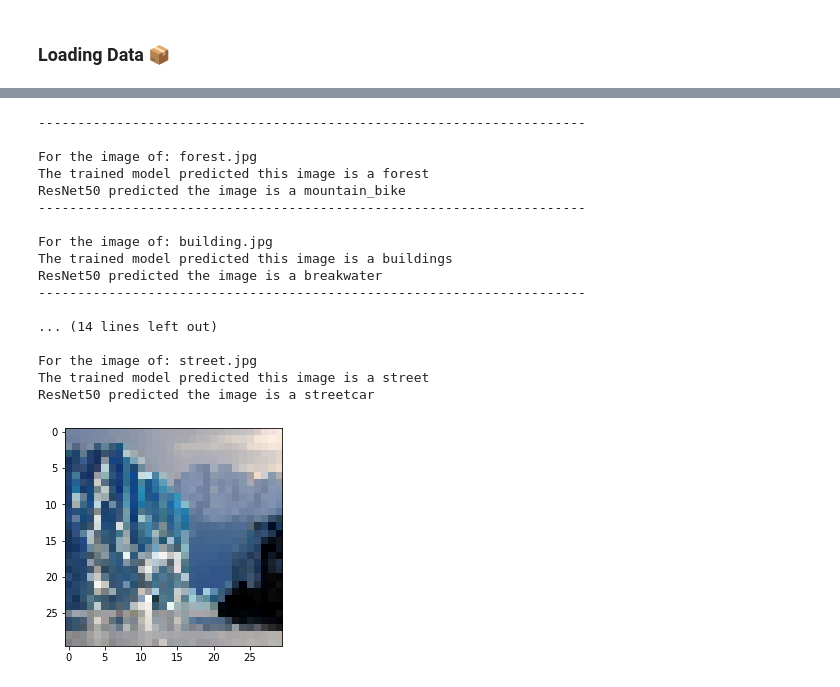
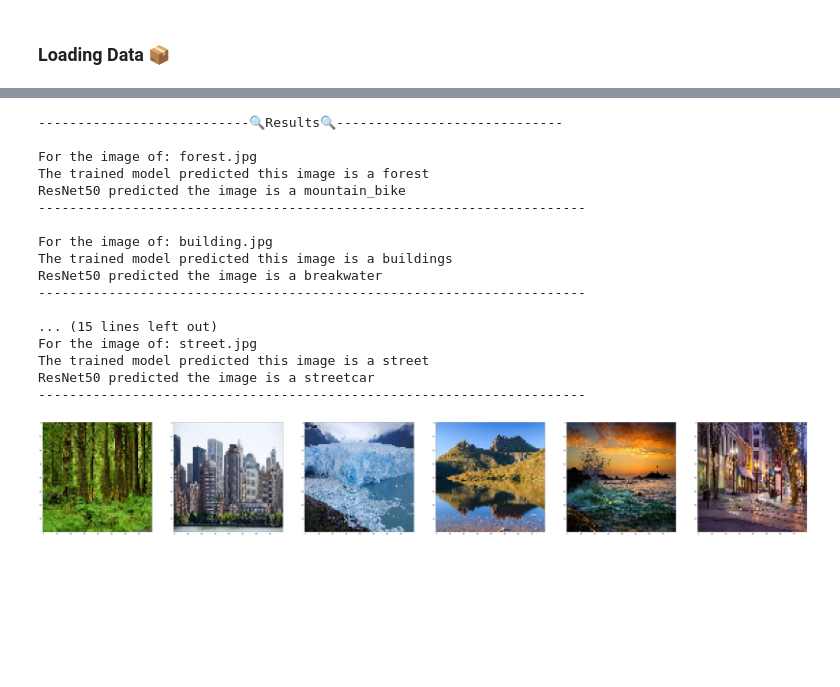
Before and after one commit to celsosanchez/NN-ImageRecognition-landscape, a Jupyter notebook: ImageRecognition-Landscape.ipynb, the cells around one changed output, grey strips where cells are left out. Drawn from its saved outputs; the diff is of its cells as text; code cells hidden in the pictures; blank space fills up the shorter version.

```diff
--- a/ImageRecognition-Landscape.ipynb
+++ b/ImageRecognition-Landscape.ipynb
@@ -91,14 +110,13 @@ KeyboardInterrupt:
 from imgaug import augmenters as iaa
 
 seq = iaa.Sequential([
-    iaa.Crop(px=(0, 15)), # crop 10% of the iamges from each side by 0 to 1/4 of the sizepx (randomly chosen)
-    # iaa.Rot90(0.25), # horizontally flip 25% of the images
-    iaa.Fliplr(0.10),
-    iaa.Flipud(0.10),
+    iaa.Crop(percent=25), # crop 10% of the iamges from each side by 0 to 1/4 of the sizepx (randomly chosen)
+    # iaa.Rot90(0.25),
+    iaa.Fliplr(0.25), # horizontally flip 25% of the images
+    iaa.Flipud(0.25), # Vertically flip 25% of the images
 ])
 
 augmented_images = seq(images=x_train)
-# x_train /= 255
 
 x_train = np.append(x_train,augmented_images,axis=0)
 
@@ -166,26 +201,27 @@ model.compile(
 # %%
+from keras.callbacks import EarlyStopping
 # from keras.callbacks import ModelCheckpoint
 #We use the ModelCheckpoint API to save the model after every epoch. Set "save_best_only = True" to save only when the validation accuracy improves.
 # tensorboard --logdir=/home/celso/Documents/DeepLearning/ImageClassification/MiniProject/logs
-runPath = path+"/logs/SeventeenthRun"
+runPath = path+"/logs/22thRun"
 # runPath = path+"/logs/EigthRun"
 logger =  keras.callbacks.TensorBoard(
     log_dir=runPath,
     write_graph=True, #log the structure of the model
     histogram_freq =5 #how each layer is working (for every 5 passes of the training data)
 )
-
-
+callbacks=[EarlyStopping(patience=5, monitor="loss")]
 # checkpointer = ModelCheckpoint(filepath='model.weights.best.hdf5', verbose = 1, save_best_only=True)
 
 model.fit(
     x_train,
     y_train,
     batch_size=24,
-    epochs=10,
+    epochs=15,
     validation_data=(x_test, y_test),
     shuffle=True,
-    callbacks=[logger]
+    # callbacks=[logger]
     # callbacks=[logger,checkpointer]
+    callbacks=[logger,EarlyStopping(patience=2, monitor="loss")]
 )
 # %% [output]
@@ -252,12 +304,8 @@ from keras.models import model_from_json
 from keras.preprocessing import image
 import numpy as np
 import re
-# Load the json file that contains the model's structure
-# f = Path(path+"/SavedModel/model_structure.json")
-# model_structure = f.read_text()
-# Recreate the Keras model object from the json data
-# model = model_from_json(model_structure)
-# model.load_weights(path+"/SavedModel/model_weights.h5")
+
+
 
 pretrained_model = ResNet50(weights='imagenet')
 
@@ -265,10 +313,6 @@ def prepare_img_for_prediction(img):
     x = image.img_to_array(img)
     x = np.expand_dims(x, axis=0)
     return x
-
-krkrk = image.load_img(path+"/Data/RandomTestPics/glacier.jpg", target_size=(30, 30))
-plt.imshow(krkrk)
-
 
 test_images = [
 path+"/Data/RandomTestPics/forest.jpg",
@@ -279,44 +323,50 @@ path+"/Data/RandomTestPics/sea.jpg",
 path+"/Data/RandomTestPics/street.jpg"
 ]
 
+figure, axes = plt.subplots(1, 6, figsize=(image_size[0],image_size[1]))
+print("---------------------------🔍Results🔍----------------------------- \n")
 for img_path in test_images:
-    print("---------------------------------------------------------------------- \n")
+
     print(f"For the image of: {img_path.split('/')[9]}")
     resNet_image = image.load_img(img_path, target_size=(224, 224))
-    # plt.imshow(resNet_image)
+    model_image = image.load_img(img_path, target_size=(image_size),color_mode=used_color)
 
-    model_image = image.load_img(img_path, target_size=(image_size),color_mode=used_color)
-    # plt.imshow(model_image)
+    axes[test_images.index(img_path)].imshow(model_image)
+    plt.imshow(model_image)
+
     model_image_ready = prepare_img_for_prediction(model_image)
 
     result = model.predict(model_image_ready)[0]
     most_likely_class_index = int(np.argmax(result))
     class_label = class_labels[most_likely_class_index]
     print(f"The trained model predicted this image is a {class_label}")
 
     pretrained_image_ready = prepare_img_for_prediction(resNet_image)
     pretrained_image_ready= preprocess_input(pretrained_image_ready)
 
     preds = pretrained_model.predict(pretrained_image_ready)
     predicted_classes = decode_predictions(preds, top=1)
 
     print(f"ResNet50 predicted the image is a {predicted_classes[0][0][1]}")
+    print("---------------------------------------------------------------------- \n")
+
+plt.show()
 # %% [output]
-----------------------------------------------------------------------
+---------------------------🔍Results🔍-----------------------------
 
 For the image of: forest.jpg
 The trained model predicted this image is a forest
 ResNet50 predicted the image is a mountain_bike
 ----------------------------------------------------------------------
 
 For the image of: building.jpg
 The trained model predicted this image is a buildings
 ResNet50 predicted the image is a breakwater
 ----------------------------------------------------------------------
 
-... (14 lines left out)
-
+... (15 lines left out)
 For the image of: street.jpg
 The trained model predicted this image is a street
 ResNet50 predicted the image is a streetcar
+----------------------------------------------------------------------
-[figure, old version]
+[figure, new version]
```
Also changed, not shown: parts of 14 cells of this notebook, 27 other files.
